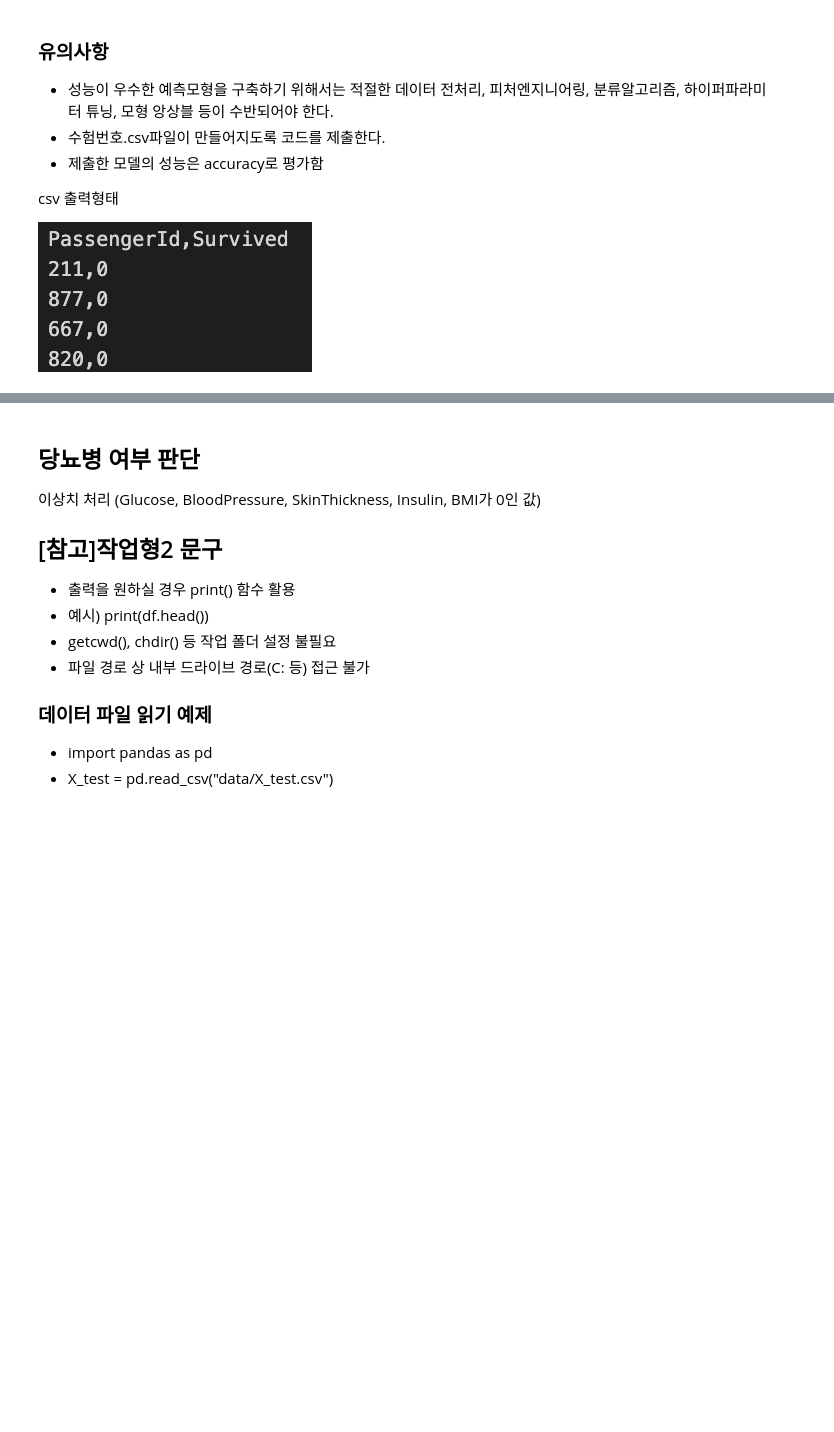
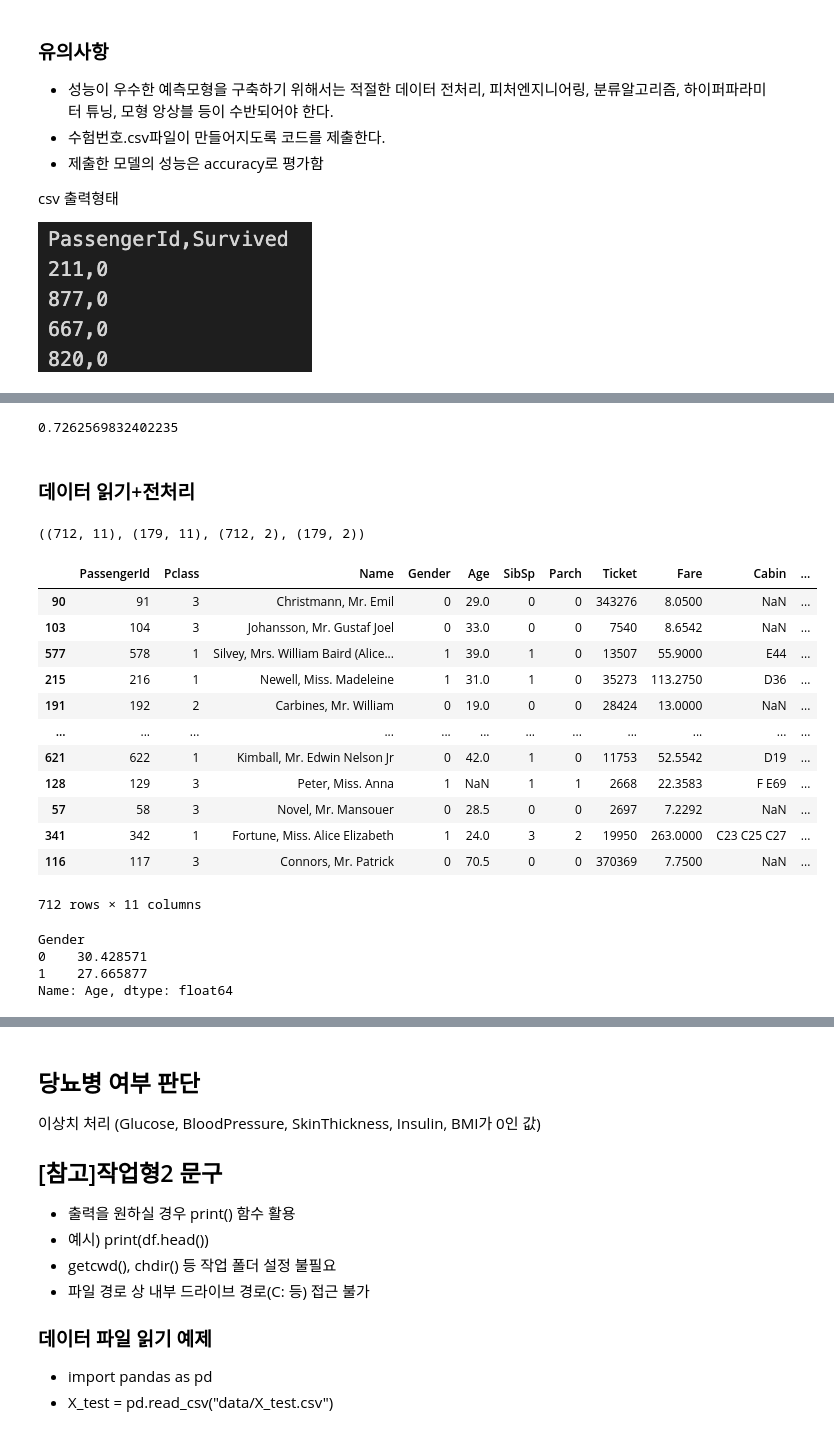
Before and after one commit to Youngpyoryu/Lecture_Note, a Jupyter notebook: 빅데이터분석기사/4일차/4일차.ipynb, the cells around one changed output, grey strips where cells are left out. Drawn from its saved outputs; the diff is of its cells as text; code cells hidden in the pictures; blank space fills up the shorter version.

```diff
--- a/빅데이터분석기사/4일차/4일차.ipynb
+++ b/빅데이터분석기사/4일차/4일차.ipynb
@@ -21,0 +188,67 @@ csv 출력형태
+# %%
+#결과를 채점(우리가 알수 없음.)
+model.score(test, y_test['Survived'])
+# %% [output]
+0.7262569832402235
+# %% [markdown]
+### 데이터 읽기+전처리
+# %%
+# 시험환경 세팅 (코드 변경 X)
+import pandas as pd
+import numpy as np
+from sklearn.model_selection import train_test_split
+
+def exam_data_load(df, target, id_name="", null_name=""):
+    if id_name == "":
+        df = df.reset_index().rename(columns={"index": "id"})
+        id_name = 'id'
+    else:
+        id_name = id_name
+
+    if null_name != "":
+        df[df == null_name] = np.nan
+
+    X_train, X_test = train_test_split(df, test_size=0.2, random_state=2021)
+
+    y_train = X_train[[id_name, target]]
+    X_train = X_train.drop(columns=[target])
+
+
+    y_test = X_test[[id_name, target]]
+    X_test = X_test.drop(columns=[target])
+    return X_train, X_test, y_train, y_test
+
+df = pd.read_csv("https://raw.githubusercontent.com/Youngpyoryu/Lecture_Note/main/%EB%B9%85%EB%8D%B0%EC%9D%B4%ED%84%B0%EB%B6%84%EC%84%9D%EA%B8%B0%EC%82%AC/3%EC%9D%BC%EC%B0%A8/Titanic.csv")
+X_train, X_test, y_train, y_test = exam_data_load(df, target='Survived', id_name='PassengerId')
+
+X_train.shape, X_test.shape, y_train.shape, y_test.shape
+# %% [output]
+((712, 11), (179, 11), (712, 2), (179, 2))
+# %%
+data_list = [X_train,X_test]
+
+for data in data_list:
+    data['Gender'] = data['Gender'].map({'female':1,'male':0}).astype(int)
+X_train
+# %% [output]
+|  | PassengerId | Pclass | Name | Gender | Age | SibSp | Parch | Ticket | Fare | Cabin | ... |
+| 90 | 91 | 3 | Christmann, Mr. Emil | 0 | 29.0 | 0 | 0 | 343276 | 8.0500 | NaN | ... |
+| 103 | 104 | 3 | Johansson, Mr. Gustaf Joel | 0 | 33.0 | 0 | 0 | 7540 | 8.6542 | NaN | ... |
+| 577 | 578 | 1 | Silvey, Mrs. William Baird (Alice... | 1 | 39.0 | 1 | 0 | 13507 | 55.9000 | E44 | ... |
+| 215 | 216 | 1 | Newell, Miss. Madeleine | 1 | 31.0 | 1 | 0 | 35273 | 113.2750 | D36 | ... |
+| 191 | 192 | 2 | Carbines, Mr. William | 0 | 19.0 | 0 | 0 | 28424 | 13.0000 | NaN | ... |
+| ... | ... | ... | ... | ... | ... | ... | ... | ... | ... | ... | ... |
+| 621 | 622 | 1 | Kimball, Mr. Edwin Nelson Jr | 0 | 42.0 | 1 | 0 | 11753 | 52.5542 | D19 | ... |
+| 128 | 129 | 3 | Peter, Miss. Anna | 1 | NaN | 1 | 1 | 2668 | 22.3583 | F E69 | ... |
+| 57 | 58 | 3 | Novel, Mr. Mansouer | 0 | 28.5 | 0 | 0 | 2697 | 7.2292 | NaN | ... |
+| 341 | 342 | 1 | Fortune, Miss. Alice Elizabeth | 1 | 24.0 | 3 | 2 | 19950 | 263.0000 | C23 C25 C27 | ... |
+| 116 | 117 | 3 | Connors, Mr. Patrick | 0 | 70.5 | 0 | 0 | 370369 | 7.7500 | NaN | ... |
+712 rows × 11 columns
+# %%
+sex_mean = X_train.groupby('Gender')['Age'].mean()
+sex_mean
+# %% [output]
+Gender
+0    30.428571
+1    27.665877
+Name: Age, dtype: float64
```
Also changed, not shown: parts of 70 cells of this notebook.
